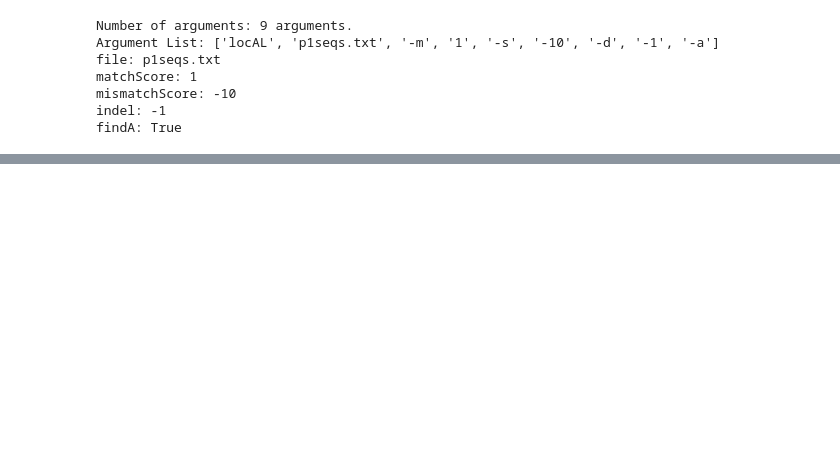
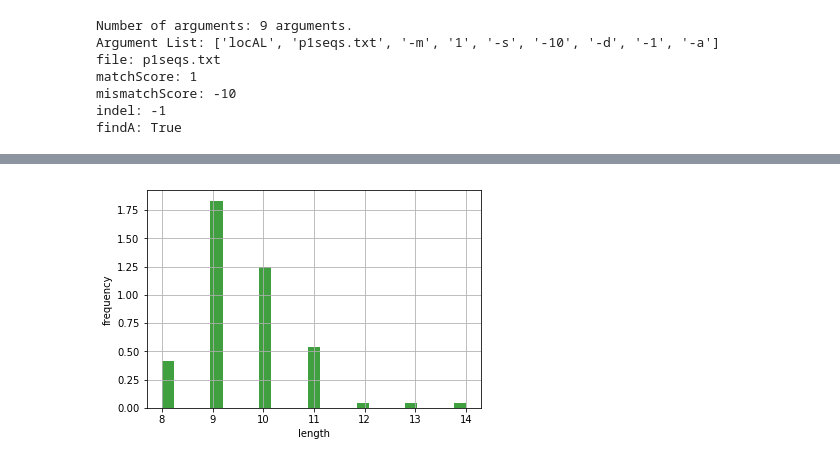
Before and after one commit to wumuyao1996/DNA_Alignments, a Jupyter notebook: locAL.ipynb, the cells around one changed output, grey strips where cells are left out. Saved outputs shown, nothing was run; the diff lists cells and outputs as text; code cells hidden in the pictures; blank space fills up the shorter version.

```diff
--- a/locAL.ipynb
+++ b/locAL.ipynb
@@ -70,7 +67,7 @@ vert[:] = 0
 
 d = 1
 while d < len(vert):
-	vert[d][0] = indel-d+1
+	vert[d][0] = indel*d
 	d+=1
 
 d=1
@@ -86,7 +83,7 @@ hori = numpy.empty((len(seq2)+1, len(seq1)+1))
 hori[:] = 0
 d=1
 while d < len(hori[0]):
-	hori[0][d] = indel-d+1
+	hori[0][d] = indel*d
 	d+=1
 
 d=1
@@ -100,11 +97,11 @@ diag = numpy.empty((len(seq2)+1, len(seq1)+1))
 diag[:] = 0
 d=1
 while d < len(diag[0]):
-	diag[0][d] = indel-d+1
+	diag[0][d] = indel*d
 	d+=1
 d=1
 while d < len(diag):
-	diag[d][0] = indel-d+1
+	diag[d][0] = indel*d
 	d+=1
 diag [0][0] = 0
 
@@ -150,10 +147,6 @@ print ("Direction")
 print (dire)
 
 
-x3 = numpy.empty((3, 2))
-print (x3.shape)
-print (x3)
-
 #run the script until we good
 # %% [output]
 Vertical
@@ -353,0 +598,19 @@ AG-------TA-AGGCTG---CA--GCA-A--A--CC-AGAAACCA-TCCTAAA--AGAAGGAAAGCAAATAGGAGAA--
+# %%
+#now let's write a program to run our new method 500 times,
+#using a pair of random DNA from our reandomly generated set'
+
+
+#first loop through our set
+
+randDNAcount = 0
+p1 = []
+p2 = []
+p3 = []
+p4 = []
+while randDNAcount < (len(seqs)/2):
+    p1.append(getLocAL(seqs[randDNAcount], seqs[len(seqs)-1-randDNAcount], 1, -20, -20))
+    p2.append(getLocAL(seqs[randDNAcount], seqs[len(seqs)-1-randDNAcount], 1, -10, -10))
+    p3.append(getLocAL(seqs[randDNAcount], seqs[len(seqs)-1-randDNAcount], 1, -.5, -.5))
+    p4.append(getLocAL(seqs[randDNAcount], seqs[len(seqs)-1-randDNAcount], 1, -.33, -.33))
+    print(randDNAcount)
+    randDNAcount+=1
@@ -353,0 +639,13 @@ AG-------TA-AGGCTG---CA--GCA-A--A--CC-AGAAACCA-TCCTAAA--AGAAGGAAAGCAAATAGGAGAA--
+# %%
+import numpy as np
+import pandas as pd
+import matplotlib.pyplot as plt
+%matplotlib inline
+plt.xlabel('length')
+plt.ylabel('frequency')
+plt.grid(True)
+
+
+n, bins, patches = plt.hist(p1,25, normed=1, facecolor='green', alpha=0.75)
+# %% [output]
+[figure, added]
```
Also changed, not shown: parts of 21 cells of this notebook, 12 other files.
